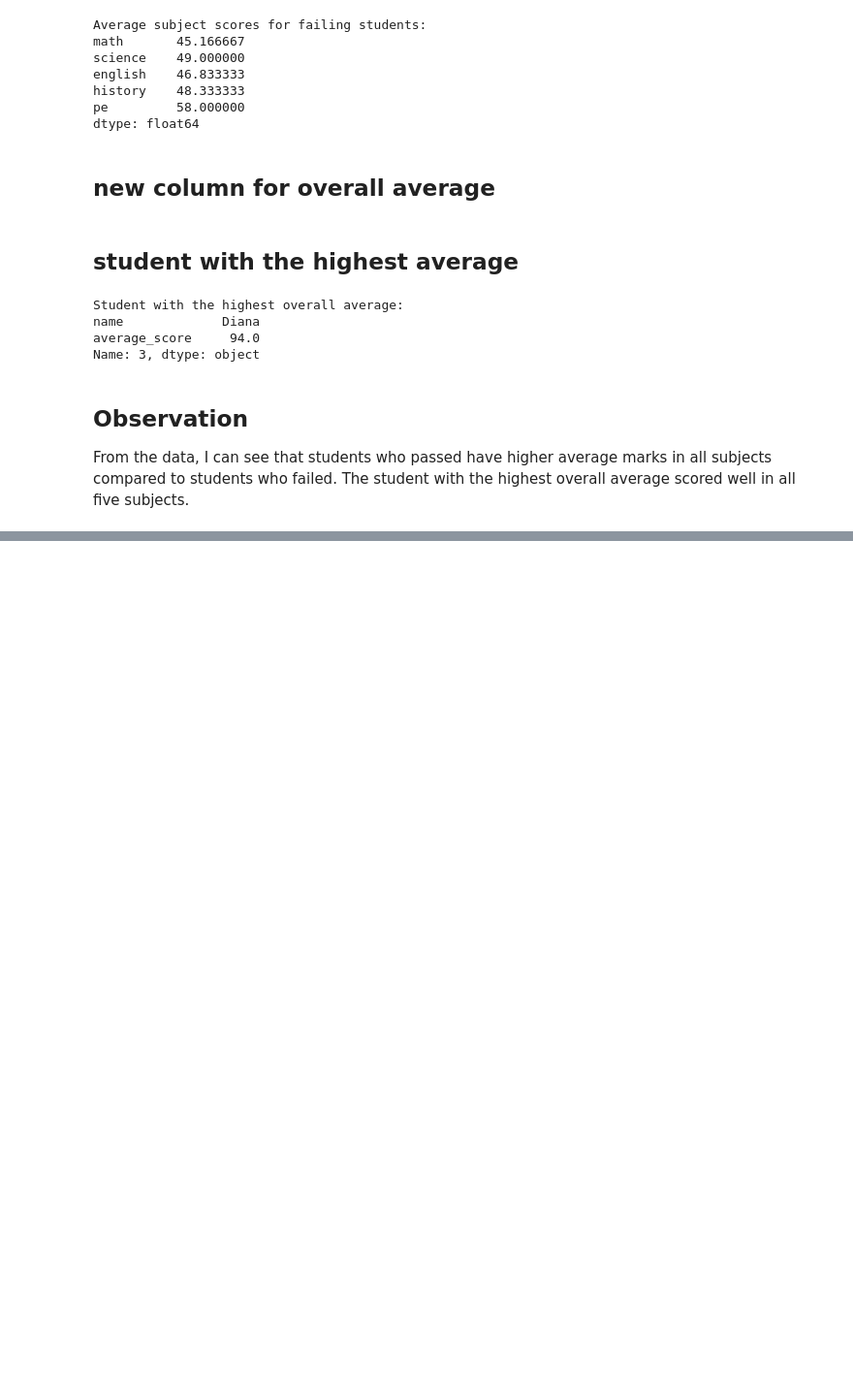
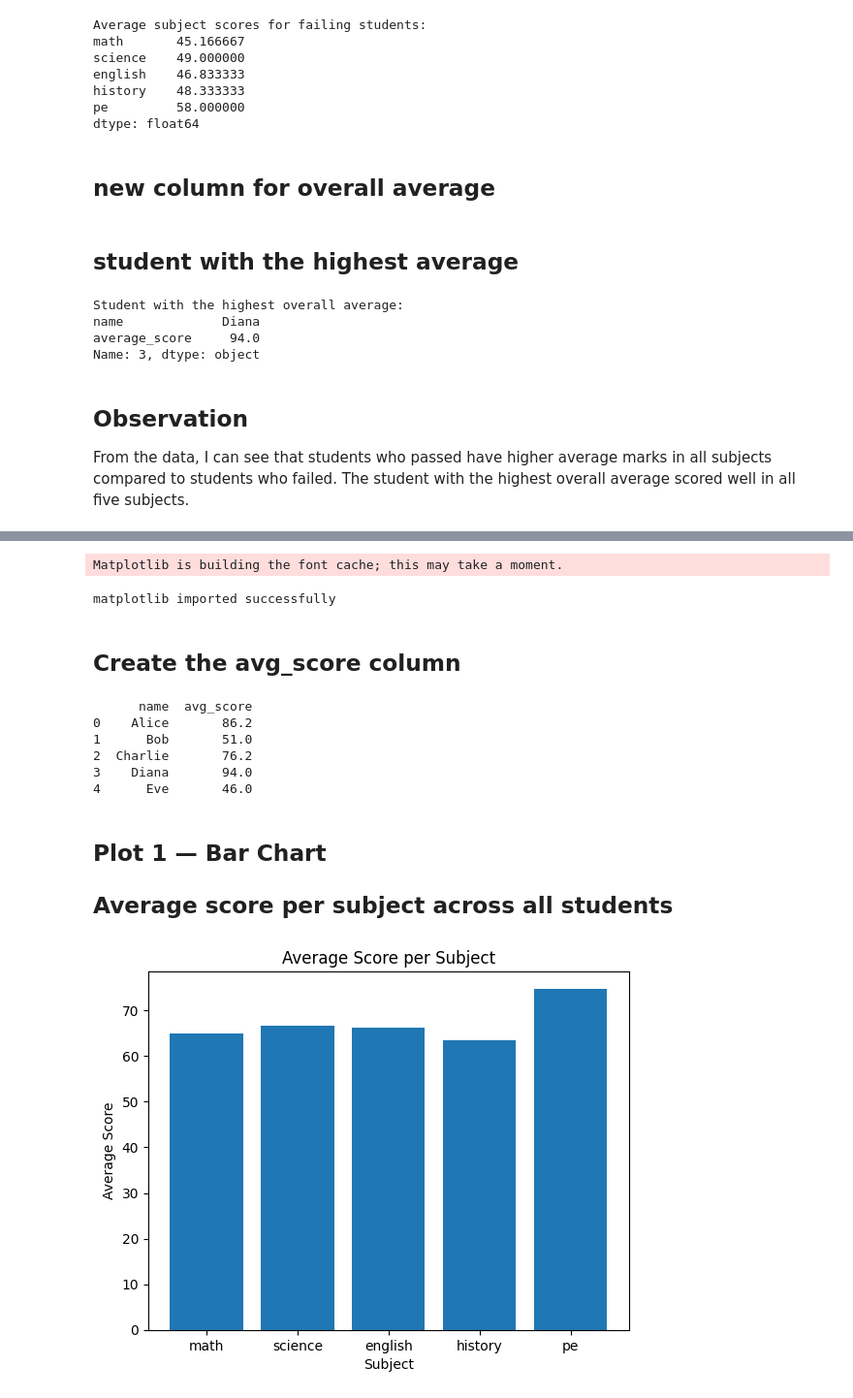
Before and after one commit to dppanchal889/assignment-03-BITSoM-2511143-python-assignment-part4, a Jupyter notebook: part4_visualization_ml.ipynb, the cells around one changed output, grey strips where cells are left out. Shown at 97% size. Drawn from its saved outputs; the diff is of its cells as text; code cells hidden in the pictures; blank space fills up the shorter version.

```diff
--- a/part4_visualization_ml.ipynb
+++ b/part4_visualization_ml.ipynb
@@ -146,0 +173,6 @@ From the data, I can see that students who passed have higher average marks in a
+# %%
+import matplotlib.pyplot as plt
+print("matplotlib imported successfully")
+# %% [output]
+Matplotlib is building the font cache; this may take a moment.
+matplotlib imported successfully
@@ -146,0 +181,28 @@ From the data, I can see that students who passed have higher average marks in a
+# %% [markdown]
+## Create the avg_score column
+# %%
+subject_cols = ['math', 'science', 'english', 'history', 'pe']
+df['avg_score'] = df[subject_cols].mean(axis=1)
+
+print(df[['name', 'avg_score']].head())
+# %% [output]
+      name  avg_score
+0    Alice       86.2
+1      Bob       51.0
+2  Charlie       76.2
+3    Diana       94.0
+4      Eve       46.0
+# %% [markdown]
+## Plot 1 — Bar Chart
+## Average score per subject across all students
+# %%
+subject_avg = df[subject_cols].mean()
+
+plt.bar(subject_avg.index, subject_avg.values)
+plt.title("Average Score per Subject")
+plt.xlabel("Subject")
+plt.ylabel("Average Score")
+plt.savefig("plot1_bar.png")
+plt.show()
+# %% [output]
+[figure, added]
```
Also changed, not shown: parts of 13 cells of this notebook, 5 other files.
